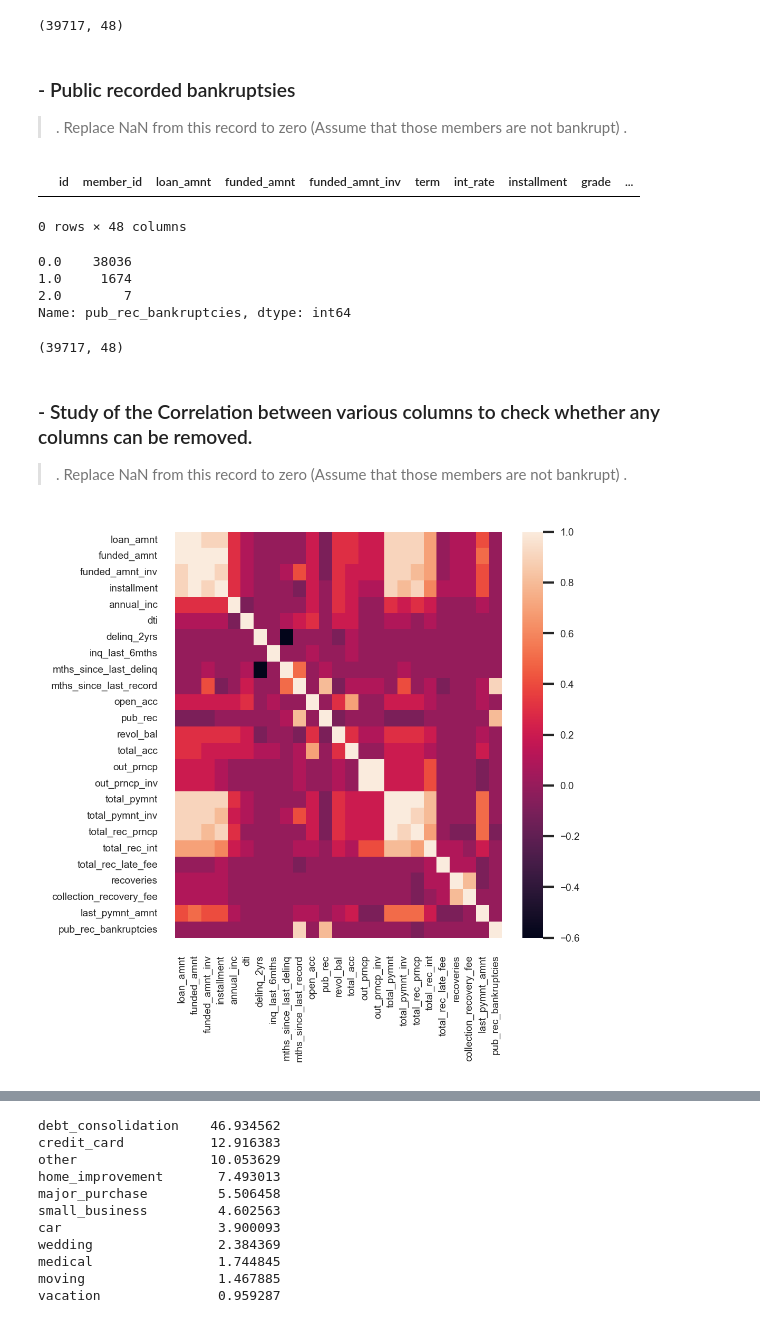
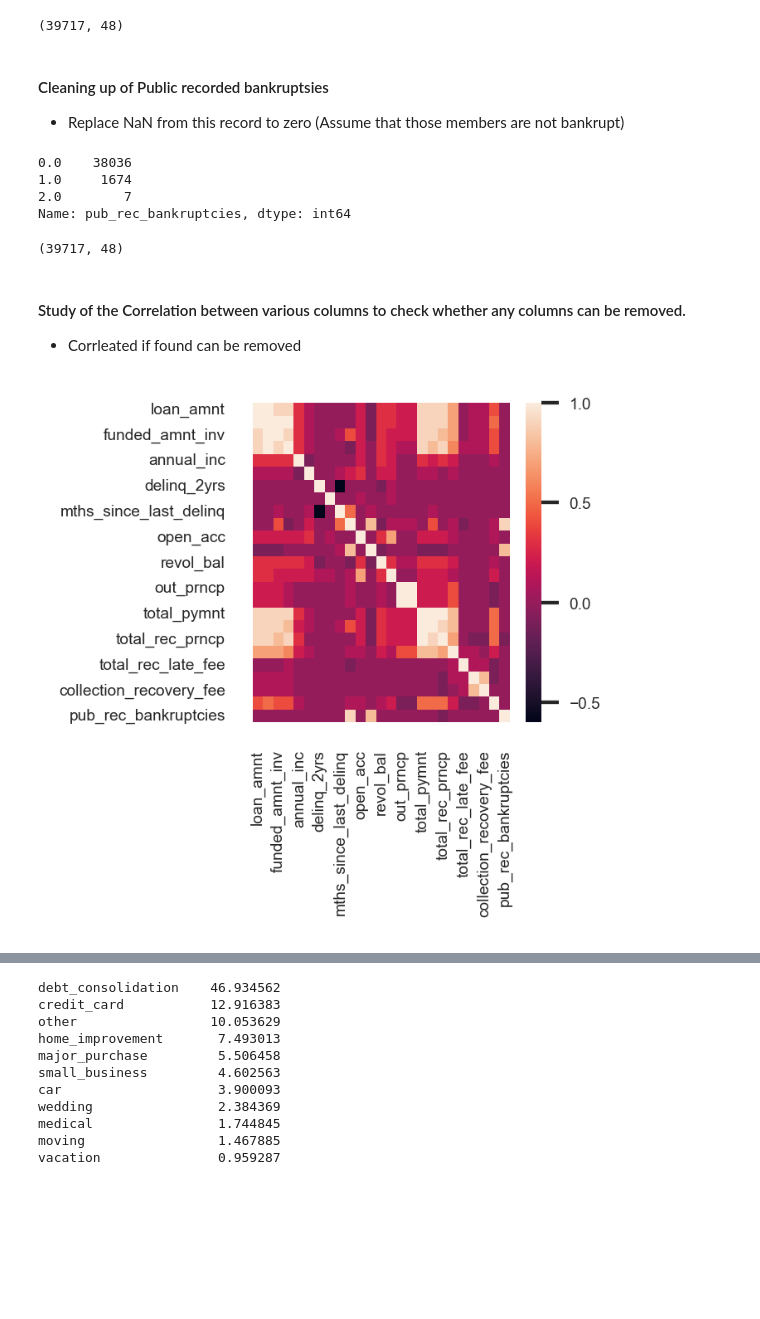
Before and after one commit to sshrinivasbhat/LendingClubCaseStudy, a Jupyter notebook: C44LendClubCasStdy_ShrinivasB.ipynb, the cells around one changed output, grey strips where cells are left out. Cells and saved outputs as stored; diff of their text form; code cells hidden in the pictures; blank space fills up the shorter version.

Commit message:
Features - Added the pptx file - Added images/InitCorr_1.png - Several updates to ipynb

```diff
--- a/C44LendClubCasStdy_ShrinivasB.ipynb
+++ b/C44LendClubCasStdy_ShrinivasB.ipynb
@@ -44,6 +104,6 @@ loanC.member_id.duplicated().sum()## Alternatively Look for Member-ID Duplicatio
 # %%
-LClb = loanC.dropna(axis=1,how='all')
-LClb = LClb.dropna(axis=0,how='all')
-LClb.shape
+LCLoanDf = loanC.dropna(axis=1,how='all')
+LCLoanDf = LCLoanDf.dropna(axis=0,how='all')
+LCLoanDf.shape
 # %% [output]
 (39717, 57)
@@ -60,25 +118,20 @@ LClb[~(LClb.isna().any(axis=1)==True)].shape
 
 > Note : Columns with a one Valid value and NA is still treated as a single value columns
 # %%
-LClb = LClb.loc[:,list(map(lambda x : False if LClb[x].value_counts().size==1 else True , list(LClb)))] #remove single value columns
-LClb.shape
+LCLoanDf = LCLoanDf.loc[:,list(map(lambda x : False if LCLoanDf[x].value_counts().size==1 else True , list(LCLoanDf)))] #remove single value columns
+LCLoanDf.shape
 # %% [output]
 (39717, 48)
 # %% [markdown]
-### - Public recorded bankruptsies
-> . Replace NaN from this record to zero (Assume that those members are not bankrupt)
-> .
+#### Cleaning up of Public recorded bankruptsies
+   - Replace NaN from this record to zero (Assume that those members are not bankrupt)
 # %%
-LClb.loc[(LClb.pub_rec_bankruptcies.isna()==True),"pub_rec_bankruptcies"] = 0
-LClb.loc[(LClb.pub_rec_bankruptcies.isna()==True)]
+LCLoanDf.loc[(LCLoanDf.pub_rec_bankruptcies.isna()==True),"pub_rec_bankruptcies"] = 0
+LCLoanDf.loc[(LCLoanDf.pub_rec_bankruptcies.isna()==True)]
+LCLoanDf["pub_rec_bankruptcies"].value_counts()
 # %% [output]
-|  | id | member_id | loan_amnt | funded_amnt | funded_amnt_inv | term | int_rate | installment | grade | ... |
-0 rows × 48 columns
+0.0    38036
+1.0     1674
+2.0        7
+Name: pub_rec_bankruptcies, dtype: int64
-# %%
-LClb["pub_rec_bankruptcies"].value_counts()
-# %% [output]
-0.0    38036
-1.0     1674
-2.0        7
-Name: pub_rec_bankruptcies, dtype: int64
 # %%
@@ -86,19 +139,18 @@ LClb.shape
 # %% [output]
 (39717, 48)
 # %% [markdown]
-### - Study of the Correlation between various columns to check whether any columns can be removed.
-> . Replace NaN from this record to zero (Assume that those members are not bankrupt)
-> .
+####  Study of the Correlation between various columns to check whether any columns can be removed.
+   - Corrleated if found can be removed
 # %%
 import plotly.express as px
 from matplotlib.pyplot import figure
-figure(figsize=(4,4), dpi=250)
-LClbCor = LClb.iloc[:,2:].corr().round(1)
+figure(figsize=(2,2), dpi=250)
+LCLoanDfCor = LCLoanDf.iloc[:,2:].corr().round(1)
 sb.set(font_scale=0.5)
 plt.xticks(rotation=0)
-#LClbCor.style.background_gradient(cmap='PuBu')
-sb.heatmap(LClb.iloc[:,2:].corr().round(1),annot=False)
+#LCLoanDfCor.style.background_gradient(cmap='PuBu')
+sb.heatmap(LCLoanDf.iloc[:,2:].corr().round(1),annot=False)
 sb.set(font_scale=1)
 # %% [output]
-[figure, old version]
+[figure, new version]
 # %% [markdown]
```
Also changed, not shown: parts of 145 cells of this notebook, 3 other files.
